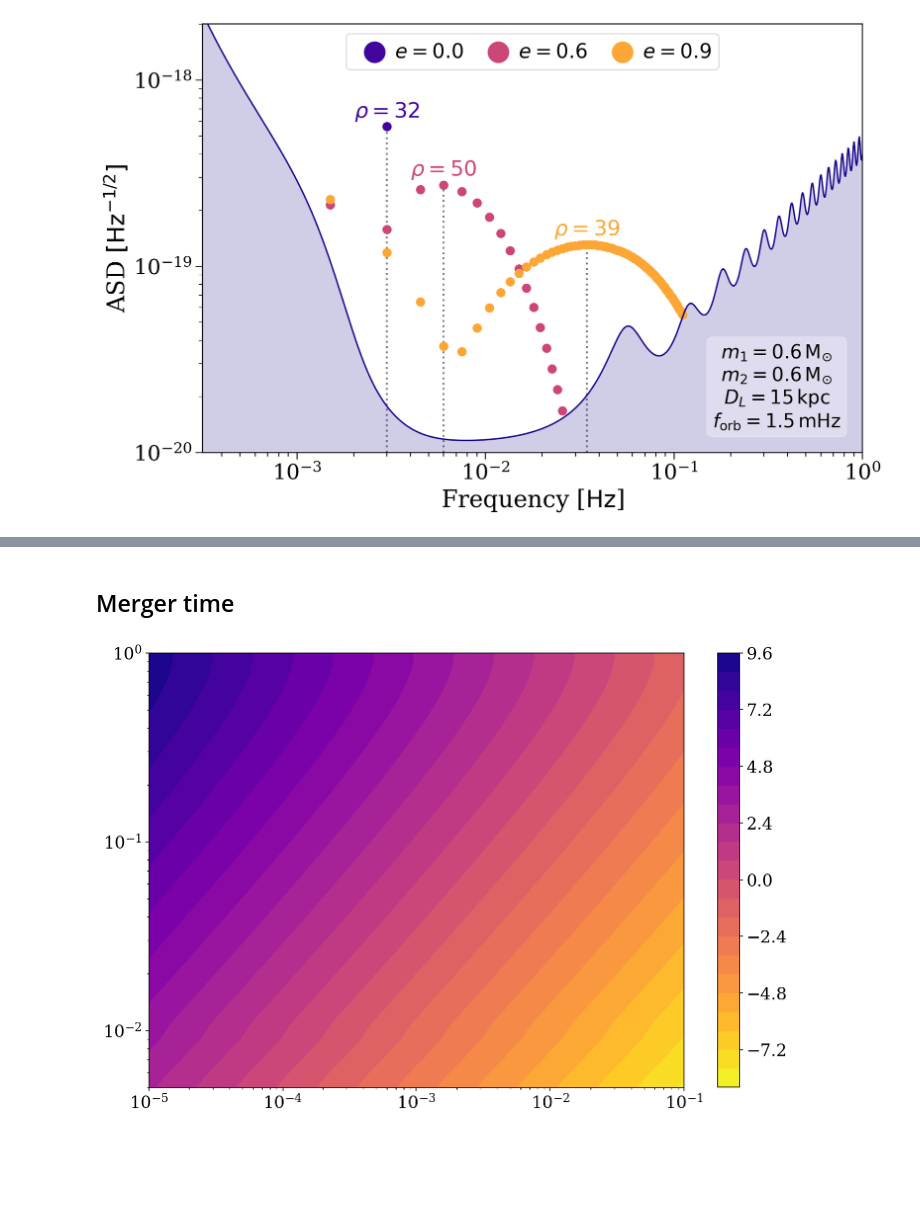
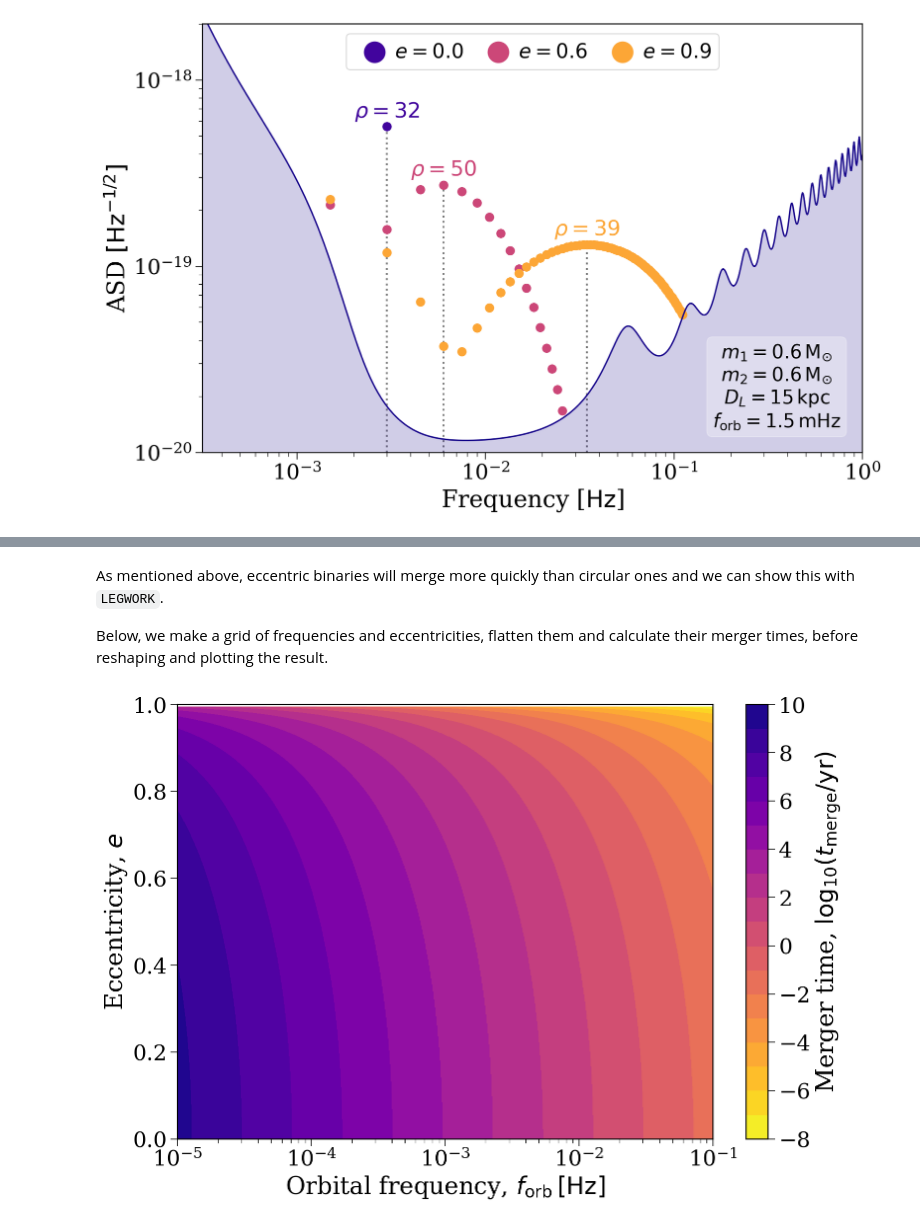
Before and after one commit to TeamLEGWORK/LEGWORK, a Jupyter notebook: docs/demos/The Role of Eccentricity.ipynb, the cells around one changed output, grey strips where cells are left out. Cells and saved outputs as stored; diff of their text form; code cells hidden in the pictures; blank space fills up the shorter version.

Commit message:
update eccentricity demo with more text

```diff
--- a/docs/demos/The Role of Eccentricity.ipynb
+++ b/docs/demos/The Role of Eccentricity.ipynb
@@ -102,31 +121,29 @@ plt.show()
+# %% [markdown]
+As mentioned above, eccentric binaries will merge more quickly than circular ones and we can show this with ``LEGWORK``.
+
+Below, we make a grid of frequencies and eccentricities, flatten them and calculate their merger times, before reshaping and plotting the result.
 # %%
-f_orb_s = np.logspace(-4, -1, 250) * u.Hz
-ecc_s = np.linspace(0, 0.9, 100)
-F, E = np.meshgrid(f_orb_s, ecc_s)
+f_range = np.logspace(-5, -1, 100) * u.Hz
+e_range = np.linspace(0, 0.99, 500)
 
-F_flat, E_flat = F.flatten(), E.flatten()
+m_1 = np.repeat(10, len(f_range) * len(e_range)) * u.Msun
+m_2 = np.repeat(10, len(f_range) * len(e_range)) * u.Msun
 
-m_1 = np.repeat(10, len(F_flat)) * u.Msun
-m_2 = np.repeat(10, len(F_flat)) * u.Msun
-dist = np.repeat(8, len(F_flat)) * u.kpc
+F, E = np.meshgrid(f_range, e_range)
 
-sources = lw.source.Source(m_1=m_1, m_2=m_2, f_orb=F_flat, ecc=E_flat, dist=dist, interpolate_sc=False)
+t_merge = lw.evol.get_t_merge_ecc(ecc_i=E.flatten(), f_orb_i=F.flatten(), m_1=m_1, m_2=m_2).reshape(F.shape)
-# %% [markdown]
-## Merger time
-# %%
-f_range = np.logspace(-5, -1, 100) * u.Hz
-e_range = np.linspace(0, 0.995, 500)
-
-m_1 = np.repeat(10, len(f_range) * len(e_range)) * u.Msun
-m_2 = np.repeat(10, len(f_range) * len(e_range)) * u.Msun
-
-F, E = np.meshgrid(f_range, e_range)
-
-t_merge = evol.get_t_merge_ecc(ecc_i=E.flatten(), f_orb_i=F.flatten(), m_1=m_1, m_2=m_2).reshape(F.shape)
-# %%
-cont = plt.contourf(F, 1 - E, np.log10(t_merge.to(u.yr).value), cmap="plasma_r", levels=25)
-plt.colorbar(cont)
-plt.xscale("log")
-plt.yscale("log")
-# %% [output]
-[figure, removed]
+# %%
+fig, ax = plt.subplots()
+
+cont = ax.contourf(F, E, np.log10(t_merge.to(u.yr).value), cmap="plasma_r", levels=np.linspace(-8, 10, 19))
+cbar = fig.colorbar(cont, label=r"Merger time, $\log_{10} (t_{\rm merge} / {\rm yr})$")
+ax.set_xscale("log")
+
+ax.set_xlabel(r"Orbital frequency, $f_{\rm orb} \, [\rm Hz]$")
+ax.set_ylabel(r"Eccentricity, $e$")
+
+ax.set_ylim(0, 1)
+
+plt.show()
+# %% [output]
+[figure, added]
```
Also changed, not shown: parts of 11 cells of this notebook.
